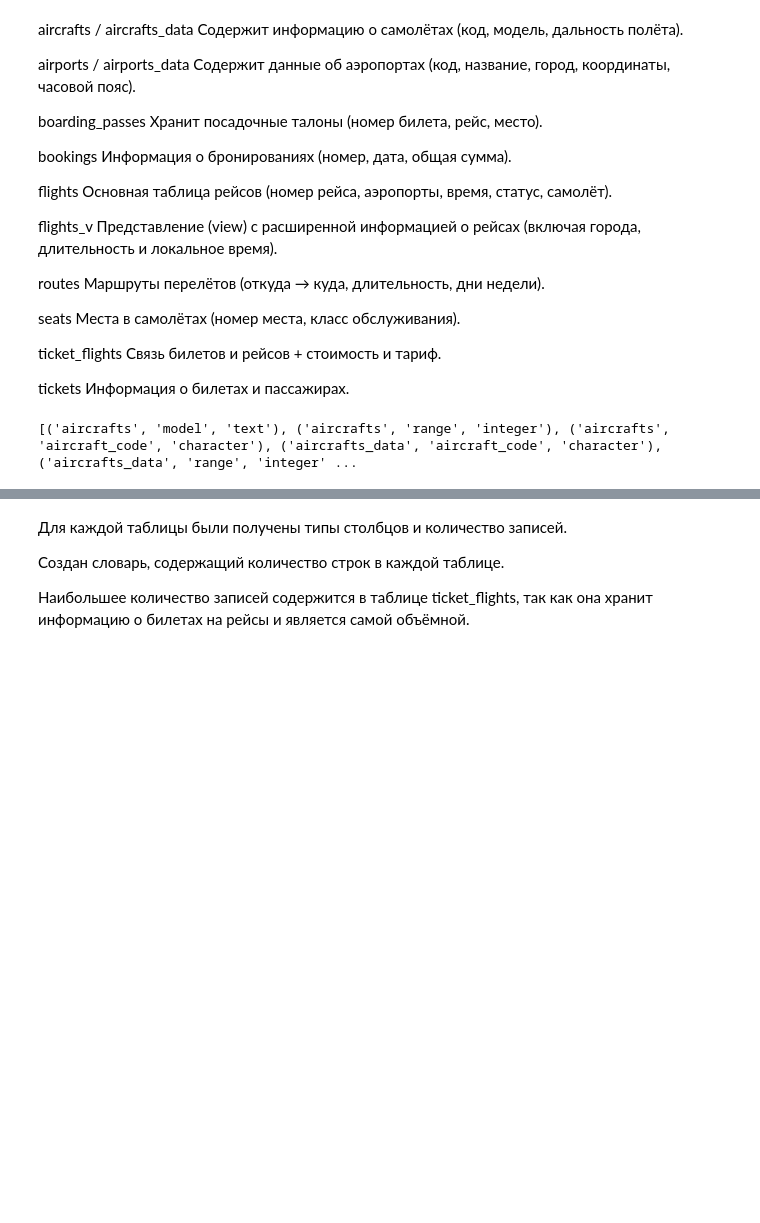
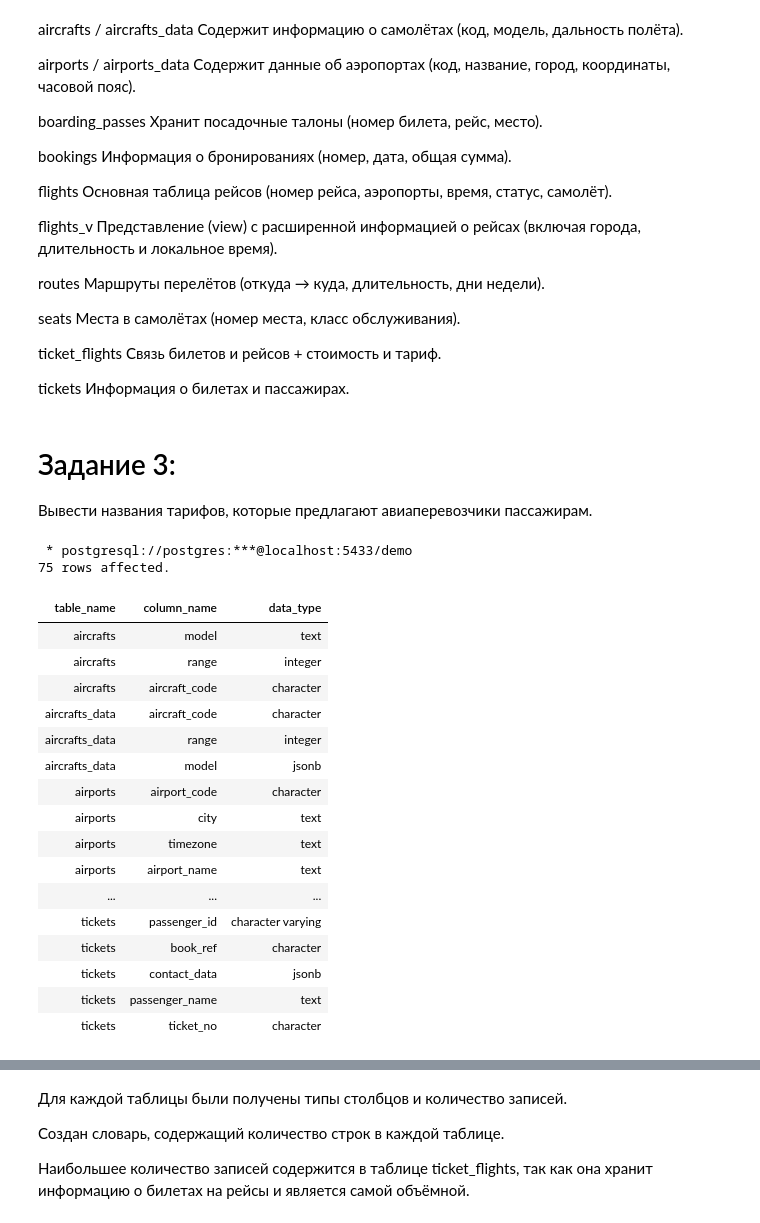
Before and after one commit to dudewy/bd-3, a Jupyter notebook: task3.ipynb, the cells around one changed output, grey strips where cells are left out. Cells and saved outputs as stored; diff of their text form; code cells hidden in the pictures; blank space fills up the shorter version.

```diff
--- a/task3.ipynb
+++ b/task3.ipynb
@@ -62,17 +90,33 @@ ticket_flights
 
 tickets
 Информация о билетах и пассажирах.
+# %% [markdown]
+# Задание 3:
+Вывести названия тарифов, которые предлагают авиаперевозчики пассажирам.
 # %%
-#задание 2
-#типы столбцов
-cur.execute("""
+%%sql
 SELECT table_name, column_name, data_type
 FROM information_schema.columns
 WHERE table_schema = 'bookings'
 ORDER BY table_name;
-""")
-
-print(cur.fetchall())
 # %% [output]
-[('aircrafts', 'model', 'text'), ('aircrafts', 'range', 'integer'), ('aircrafts', 'aircraft_code', 'character'), ('aircrafts_data', 'aircraft_code', 'character'), ('aircrafts_data', 'range', 'integer' ...
+ * postgresql://postgres:***@localhost:5433/demo
+75 rows affected.
+| table_name | column_name | data_type |
+| aircrafts | model | text |
+| aircrafts | range | integer |
+| aircrafts | aircraft_code | character |
+| aircrafts_data | aircraft_code | character |
+| aircrafts_data | range | integer |
+| aircrafts_data | model | jsonb |
+| airports | airport_code | character |
+| airports | city | text |
+| airports | timezone | text |
+| airports | airport_name | text |
+| ... | ... | ... |
+| tickets | passenger_id | character varying |
+| tickets | book_ref | character |
+| tickets | contact_data | jsonb |
+| tickets | passenger_name | text |
+| tickets | ticket_no | character |
 # %%
```
Also changed, not shown: parts of 32 cells of this notebook.
